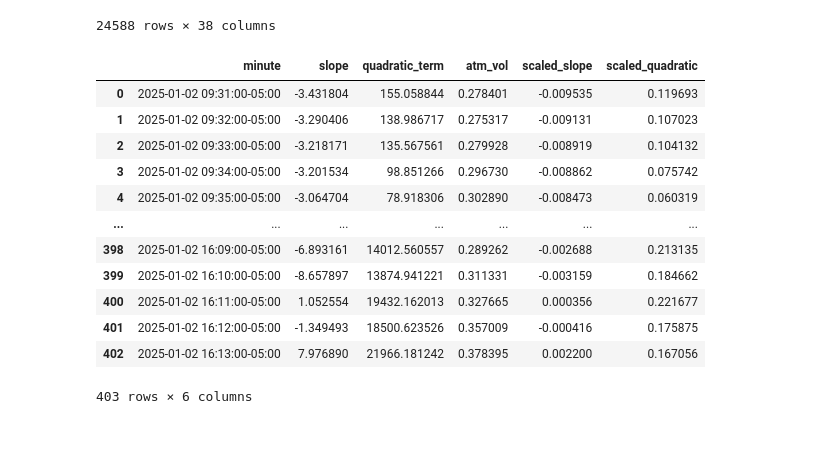
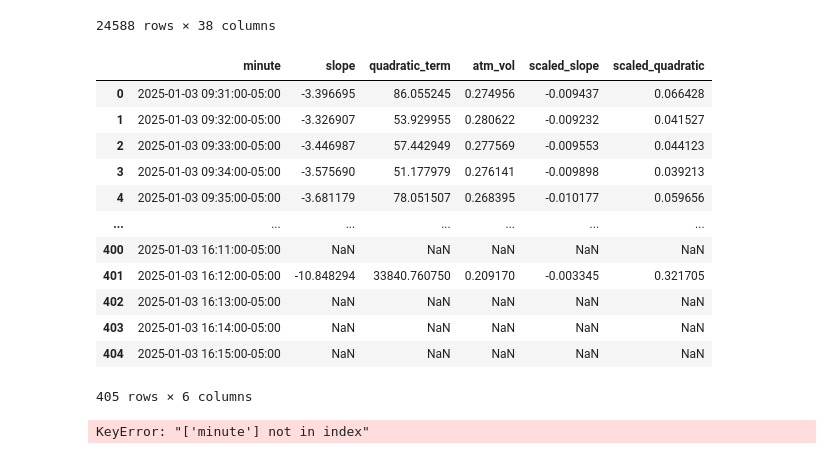
Before and after one commit to stirlitzzz/daily_options1, a Jupyter notebook: polygon_explore2.ipynb, the cells around one changed output. Saved outputs shown, nothing was run; the diff lists cells and outputs as text; code cells hidden in the pictures.

```diff
--- a/polygon_explore2.ipynb
+++ b/polygon_explore2.ipynb
@@ -2231,10 +2231,10 @@ df
 24588 rows × 38 columns
 # %%
 import pandas as pd
-df=pd.read_csv("dw_implied_vols/dwvols_processed_merged_opt_1m_2025-01-02.csv")
+df=pd.read_csv("dw_implied_vols/dwvols_processed_merged_opt_1m_2025-01-03.csv")
 df["minute"]=pd.to_datetime(df["minute"])
+minutes=df["minute"].unique()
 df=df[df["minute"]<minutes.max()]
-minutes=df["minute"].unique()
 # %%
 minutes.max()
 df=df[df["minute"]<minutes.max()]
@@ -2243,8 +2243,13 @@ from sklearn.linear_model import LinearRegression
 import numpy as np
 
 def fit_volatility_smile(group):
+    print(f"len(group)={len(group)}")
     vols = group[["minute", "strike", "dw_vol_bid", "dw_vol_ask", "dw_vol_mid", "weighted_implied_spot", "texp_years"]]
     vols = vols.dropna()
+    if(len(group)==57):
+        print(f"vols={vols}")
+    if(len(vols)<5):
+        return pd.series([np.nan, np.nan, np.nan], index=["slope", "atm_vol", "scaled_slope"])
     spot = vols["weighted_implied_spot"].iloc[0]
 
     mnt=vols["minute"].iloc[0]
@@ -2279,7 +2284,8 @@ def fit_volatility_smile(group):
     return pd.Series([model.coef_[0], model.intercept_, model.coef_[0]*np.sqrt(texp_years)/10], index=["slope", "atm_vol", "scaled_slope"])
 
 # Apply the function to each minute group
-df_grouped = df.groupby("minute").apply(fit_volatility_smile).reset_index()
+#df_grouped = df.groupby("minute")
+#df_grouped=df_grouped.apply(fit_volatility_smile).reset_index()
 #df_grouped.columns = ["minute", "model_coef", "model_intercept", "fitted_values"]
 df_grouped
 # Function to apply the fitted model to new data points
@@ -2291,16 +2297,18 @@ def apply_volatility_model(strikes, spot, atm_vol, slope, texp_years):
 # Example usage
 new_strikes = np.array([560, 570, 580, 590, 600])
 spot = df["weighted_implied_spot"].iloc[0]
-atm_vol = df_grouped["atm_vol"].iloc[0]
-slope = df_grouped["slope"].iloc[0]
-texp_years = df["texp_years"].iloc[0]
+#atm_vol = df_grouped["atm_vol"].iloc[0]
+#slope = df_grouped["slope"].iloc[0]
+#texp_years = df["texp_years"].iloc[0]
 
-fitted_vols = apply_volatility_model(new_strikes, spot, atm_vol, slope, texp_years)
+#fitted_vols = apply_volatility_model(new_strikes, spot, atm_vol, slope, texp_years)
 from scipy.optimize import curve_fit
 
 def fit_quadratic_volatility_smile(group):
     vols = group[["minute", "strike", "dw_vol_mid", "weighted_implied_spot", "texp_years"]]
     vols = vols.dropna()
+    if (len(vols) < 3):
+        return pd.Series([np.nan, np.nan, np.nan, np.nan, np.nan], index=["slope", "quadratic_term", "atm_vol", "scaled_slope", "scaled_quadratic"])
     spot = vols["weighted_implied_spot"].iloc[0]
     texp_years = vols["texp_years"].iloc[0]
     dist_from_spot = abs(vols["strike"] - spot)
@@ -2308,43 +2316,48 @@ def fit_quadratic_volatility_smile(group):
     vols_atm = vols.nsmallest(2, "dist_from_spot")
     vols_atm["weight"] = (1 - vols_atm["dist_from_spot"]) / vols_atm["dist_from_spot"].sum()
     atm_vol = (vols_atm["dw_vol_mid"] * vols_atm["weight"]).sum()
     a_vols = vols["dw_vol_mid"]
     a_strikes = vols["strike"]
     log_strikes = np.log(a_strikes) - np.log(spot)
 
     # Define the model function
     def vol_model(log_moneyness, m, m2, atm_vol, t=1):
         return atm_vol + (m / np.sqrt(t)) * log_moneyness + m2 * log_moneyness**2
 
     alpha = 10000
     weights = np.exp(-alpha * log_strikes**2)
     popt, _ = curve_fit(lambda x, m, m2: vol_model(x, m, m2, atm_vol), log_strikes, a_vols, sigma=1/weights)
     #print(f"popt={popt}")
     #print(f"log_strikes={log_strikes}")
     #print(f"a_vols={a_vols}")
     m = popt[0]
     m2 = popt[1]
 
     return pd.Series([m, m2, atm_vol, m*np.sqrt(texp_years)/10,m2*texp_years], index=["slope", "quadratic_term", "atm_vol", "scaled_slope","scaled_quadratic"])
 
 # Apply the function to each minute group
 df_grouped_quadratic = df.groupby("minute").apply(fit_quadratic_volatility_smile).reset_index()
 df_grouped_quadratic
 
 
 df_grouped_quadratic
 # %% [output]
 |  | minute | slope | quadratic_term | atm_vol | scaled_slope | scaled_quadratic |
-| 0 | 2025-01-02 09:31:00-05:00 | -3.431804 | 155.058844 | 0.278401 | -0.009535 | 0.119693 |
-| 1 | 2025-01-02 09:32:00-05:00 | -3.290406 | 138.986717 | 0.275317 | -0.009131 | 0.107023 |
-| 2 | 2025-01-02 09:33:00-05:00 | -3.218171 | 135.567561 | 0.279928 | -0.008919 | 0.104132 |
-| 3 | 2025-01-02 09:34:00-05:00 | -3.201534 | 98.851266 | 0.296730 | -0.008862 | 0.075742 |
-| 4 | 2025-01-02 09:35:00-05:00 | -3.064704 | 78.918306 | 0.302890 | -0.008473 | 0.060319 |
+| 0 | 2025-01-03 09:31:00-05:00 | -3.396695 | 86.055245 | 0.274956 | -0.009437 | 0.066428 |
+| 1 | 2025-01-03 09:32:00-05:00 | -3.326907 | 53.929955 | 0.280622 | -0.009232 | 0.041527 |
+| 2 | 2025-01-03 09:33:00-05:00 | -3.446987 | 57.442949 | 0.277569 | -0.009553 | 0.044123 |
+| 3 | 2025-01-03 09:34:00-05:00 | -3.575690 | 51.177979 | 0.276141 | -0.009898 | 0.039213 |
+| 4 | 2025-01-03 09:35:00-05:00 | -3.681179 | 78.051507 | 0.268395 | -0.010177 | 0.059656 |
 | ... | ... | ... | ... | ... | ... | ... |
-| 398 | 2025-01-02 16:09:00-05:00 | -6.893161 | 14012.560557 | 0.289262 | -0.002688 | 0.213135 |
-| 399 | 2025-01-02 16:10:00-05:00 | -8.657897 | 13874.941221 | 0.311331 | -0.003159 | 0.184662 |
-| 400 | 2025-01-02 16:11:00-05:00 | 1.052554 | 19432.162013 | 0.327665 | 0.000356 | 0.221677 |
-| 401 | 2025-01-02 16:12:00-05:00 | -1.349493 | 18500.623526 | 0.357009 | -0.000416 | 0.175875 |
-| 402 | 2025-01-02 16:13:00-05:00 | 7.976890 | 21966.181242 | 0.378395 | 0.002200 | 0.167056 |
+| 400 | 2025-01-03 16:11:00-05:00 | NaN | NaN | NaN | NaN | NaN |
+| 401 | 2025-01-03 16:12:00-05:00 | -10.848294 | 33840.760750 | 0.209170 | -0.003345 | 0.321705 |
+| 402 | 2025-01-03 16:13:00-05:00 | NaN | NaN | NaN | NaN | NaN |
+| 403 | 2025-01-03 16:14:00-05:00 | NaN | NaN | NaN | NaN | NaN |
+| 404 | 2025-01-03 16:15:00-05:00 | NaN | NaN | NaN | NaN | NaN |
-403 rows × 6 columns
+405 rows × 6 columns
+# %%
+df_grouped = df.groupby("minute")
+df_grouped_quadratic = df_grouped.apply(fit_quadratic_volatility_smile).reset_index()
+# %% [output]
+KeyError: "['minute'] not in index"
 # %%
```
Also changed, not shown: parts of 8 cells of this notebook.
